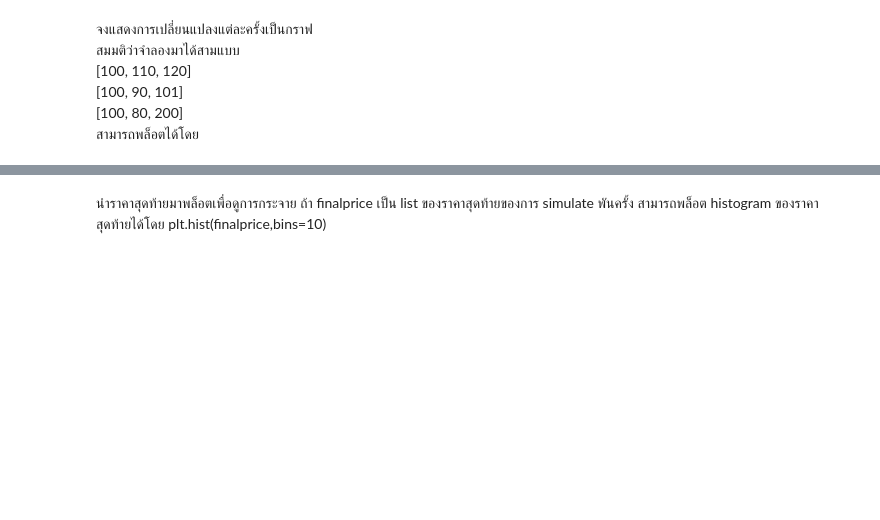
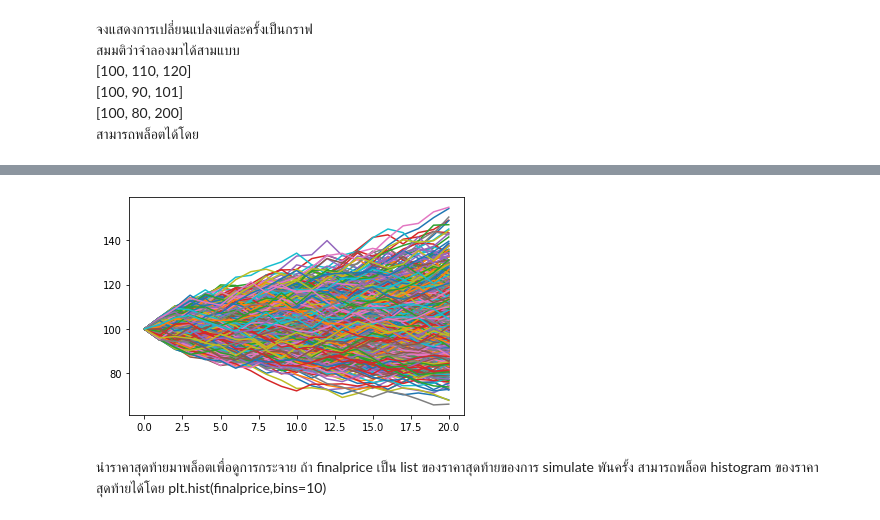
Before and after one commit to jame2546/Comprog, a Jupyter notebook: Workshop/Workshop5- Simulation/probability.ipynb, the cells around one changed output, grey strips where cells are left out. Saved outputs shown, nothing was run; the diff lists cells and outputs as text; code cells hidden in the pictures; blank space fills up the shorter version.

```diff
--- a/Workshop/Workshop5- Simulation/probability.ipynb
+++ b/Workshop/Workshop5- Simulation/probability.ipynb
@@ -27,7 +29,14 @@ TO DO 1.1
     - แสดงผลค่าของ Dict ออกทางหน้าจอ
 '''
 #Example of bin() function
-number = 5
-print('เลขฐาน2ของ 5 คือ :', bin(number))
+#number = 0
+#print('เลขฐาน2ของ 1 คือ :', bin(number))
 
 #Write code below please.
+
+Dict = {}
+for i in range(1024) :
+  Sample = bin(i)[2:]
+  Dict[i] = "0"*(10-len(Sample))+Sample
+
+print(Dict)
@@ -60,0 +105,7 @@ count = 0
+# %%
+#Write code below please.
+Sample = []
+for i in range(1,257) :
+  for j in range(1,257) :
+    Sample.append((i,j))
+print(Sample)
@@ -106,3 +175,20 @@ plt.show()
+# %%
+#เขียนโค้ดตรงนี้
+import random
+finalprice = []
+for i in range(1000) :
+  value = 100
+  tmp = [value]
+  for j in range(20) :
+    x = random.random()*(1.053 - 0.95) + 0.95
+    value = x*value
+    tmp.append(value)
+  plt.plot(tmp)
+  finalprice.append(value)
+
+plt.show()
+# %% [output]
+[figure, added]
 # %% [markdown]
 นำราคาสุดท้ายมาพล็อตเพื่อดูการกระจาย
 ถ้า finalprice เป็น list ของราคาสุดท้ายของการ simulate พันครั้ง
```
Also changed, not shown: parts of 14 cells of this notebook.
